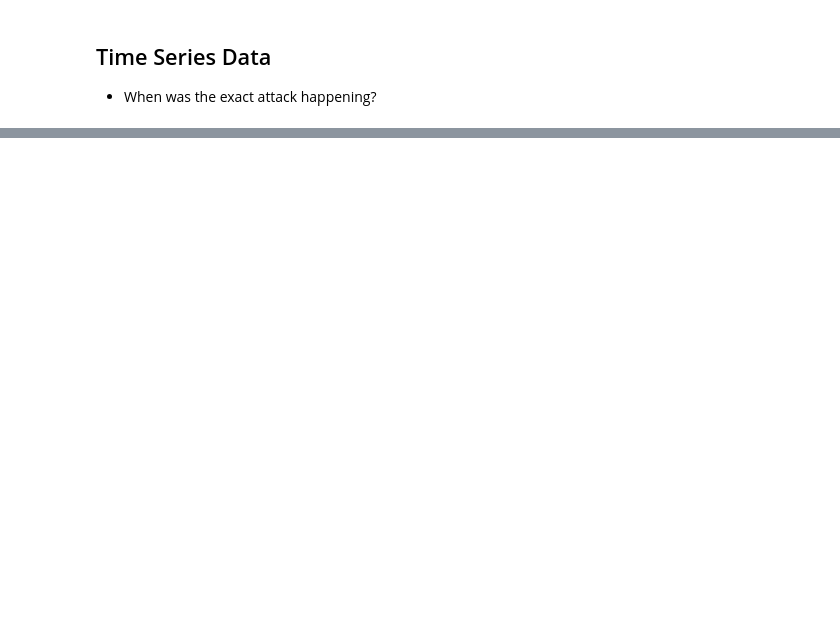
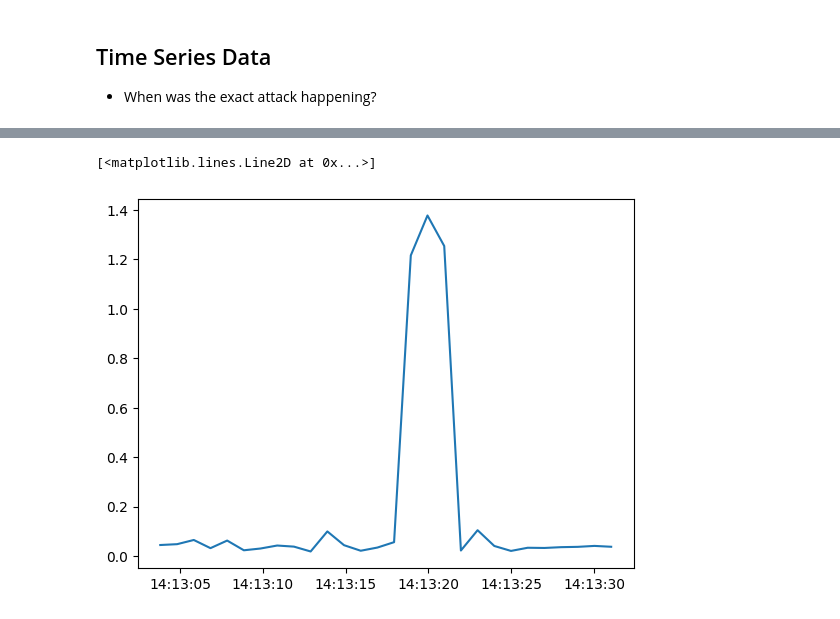
Before and after one commit to Janalytics94/anomaly-detection-software, a Jupyter notebook: src/notebooks/EDA.ipynb, the cells around one changed output, grey strips where cells are left out. Drawn from its saved outputs; the diff is of its cells as text; code cells hidden in the pictures; blank space fills up the shorter version.

```diff
--- a/src/notebooks/EDA.ipynb
+++ b/src/notebooks/EDA.ipynb
@@ -1490,3 +1490,5 @@ fig.savefig("../../src/plots/EDA/BOXPLOTS_NO_OUTLIERS_memory_usage_sceanrios_tes
 ## Time Series Data
 
 - When was the exact attack happening?
+# %%
+l = split_by_container(test[(test['scenario']=='CVE-2012-2122')& (test['exploit']==True)])
@@ -1492,0 +1516,5 @@ fig.savefig("../../src/plots/EDA/BOXPLOTS_NO_OUTLIERS_memory_usage_sceanrios_tes
+# %%
+plt.plot(l[0]['cpu_usage'])
+# %% [output]
+[<matplotlib.lines.Line2D at 0x...>]
+[figure, added]
```
Also changed, not shown: parts of 4 cells of this notebook, 6 other files.
